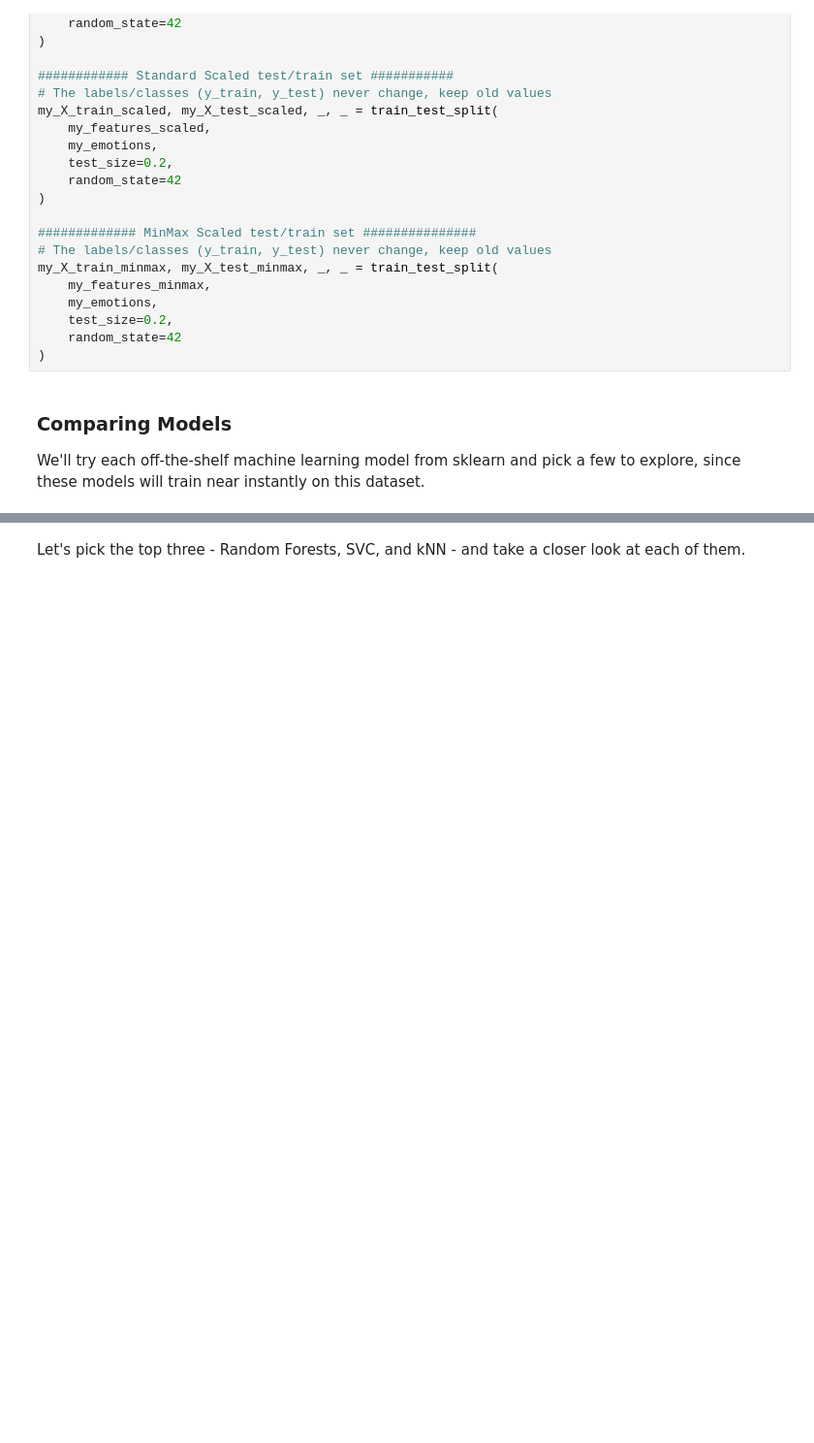
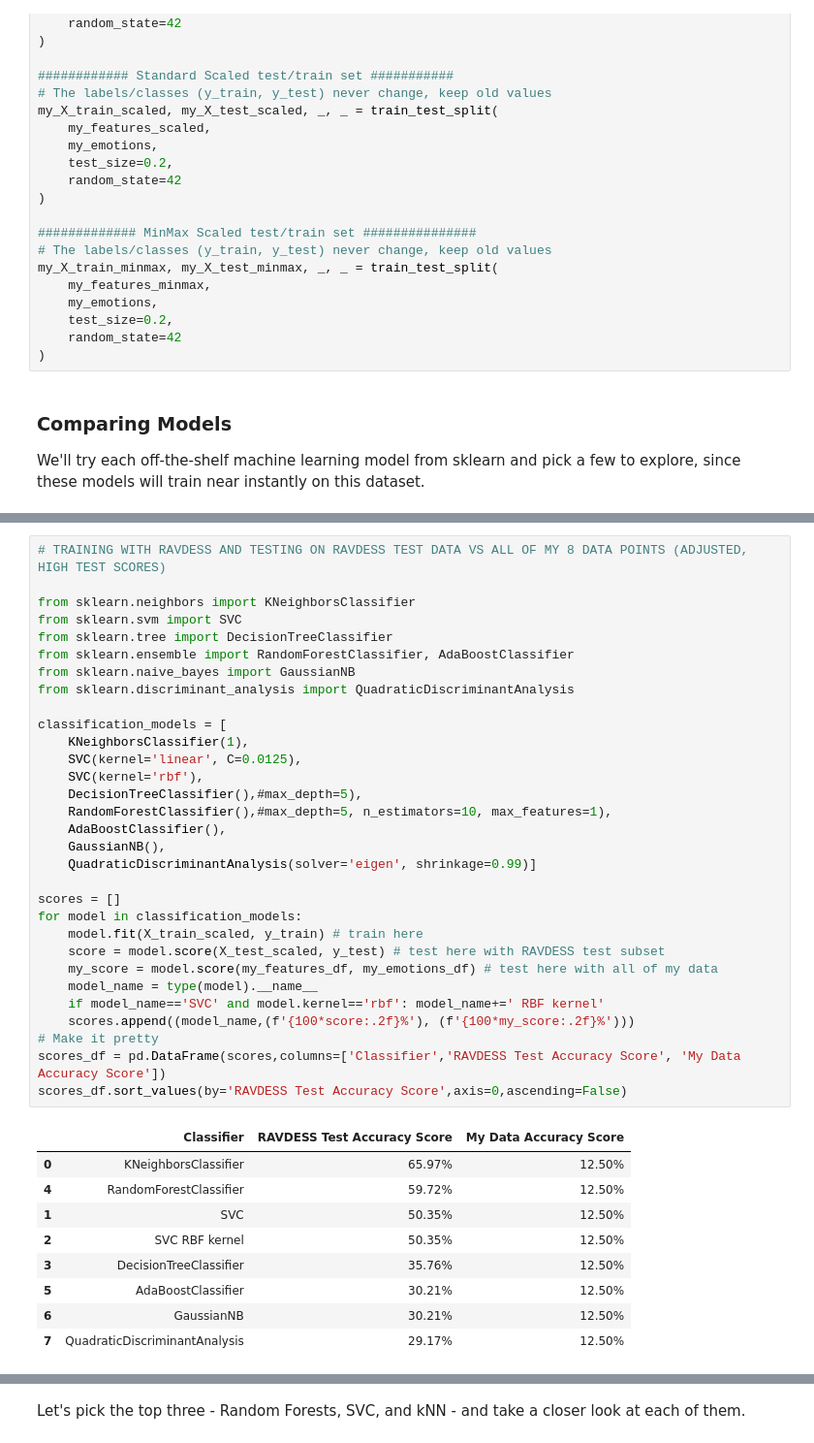
Before and after one commit to Kretaceous/Week3-ClassicML, a Jupyter notebook: Week_3_MachineLearning.ipynb, the cells around one changed output, grey strips where cells are left out. Shown at 97% size. Drawn from its saved outputs; the diff is of its cells as text; blank space fills up the shorter version.

```diff
--- a/Week_3_MachineLearning.ipynb
+++ b/Week_3_MachineLearning.ipynb
@@ -585,4 +585,45 @@ scores_df.sort_values(by='RAVDESS Test Accuracy Score',axis=0,ascending=False)
 | 5 | AdaBoostClassifier | 30.21% | 12.50% |
 | 2 | SVC RBF kernel | 29.86% | 12.50% |
 | 7 | QuadraticDiscriminantAnalysis | 21.18% | 12.50% |
+# %%
+# TRAINING WITH RAVDESS AND TESTING ON RAVDESS TEST DATA VS ALL OF MY 8 DATA POINTS (ADJUSTED, HIGH TEST SCORES)
+
+from sklearn.neighbors import KNeighborsClassifier
+from sklearn.svm import SVC
+from sklearn.tree import DecisionTreeClassifier
+from sklearn.ensemble import RandomForestClassifier, AdaBoostClassifier
+from sklearn.naive_bayes import GaussianNB
+from sklearn.discriminant_analysis import QuadraticDiscriminantAnalysis
+
+classification_models = [
+    KNeighborsClassifier(1),
+    SVC(kernel='linear', C=0.0125),
+    SVC(kernel='rbf'),
+    DecisionTreeClassifier(),#max_depth=5),
+    RandomForestClassifier(),#max_depth=5, n_estimators=10, max_features=1),
+    AdaBoostClassifier(),
+    GaussianNB(),
+    QuadraticDiscriminantAnalysis(solver='eigen', shrinkage=0.99)]
+
+scores = []
+for model in classification_models:
+    model.fit(X_train_scaled, y_train) # train here
+    score = model.score(X_test_scaled, y_test) # test here with RAVDESS test subset
+    my_score = model.score(my_features_df, my_emotions_df) # test here with all of my data
+    model_name = type(model).__name__
+    if model_name=='SVC' and model.kernel=='rbf': model_name+=' RBF kernel'
+    scores.append((model_name,(f'{100*score:.2f}%'), (f'{100*my_score:.2f}%')))
+# Make it pretty
+scores_df = pd.DataFrame(scores,columns=['Classifier','RAVDESS Test Accuracy Score', 'My Data Accuracy Score'])
+scores_df.sort_values(by='RAVDESS Test Accuracy Score',axis=0,ascending=False)
+# %% [output]
+|  | Classifier | RAVDESS Test Accuracy Score | My Data Accuracy Score |
+| 0 | KNeighborsClassifier | 65.97% | 12.50% |
+| 4 | RandomForestClassifier | 59.72% | 12.50% |
+| 1 | SVC | 50.35% | 12.50% |
+| 2 | SVC RBF kernel | 50.35% | 12.50% |
+| 3 | DecisionTreeClassifier | 35.76% | 12.50% |
+| 5 | AdaBoostClassifier | 30.21% | 12.50% |
+| 6 | GaussianNB | 30.21% | 12.50% |
+| 7 | QuadraticDiscriminantAnalysis | 29.17% | 12.50% |
 # %%
```
Also changed, not shown: parts of 2 cells of this notebook.
